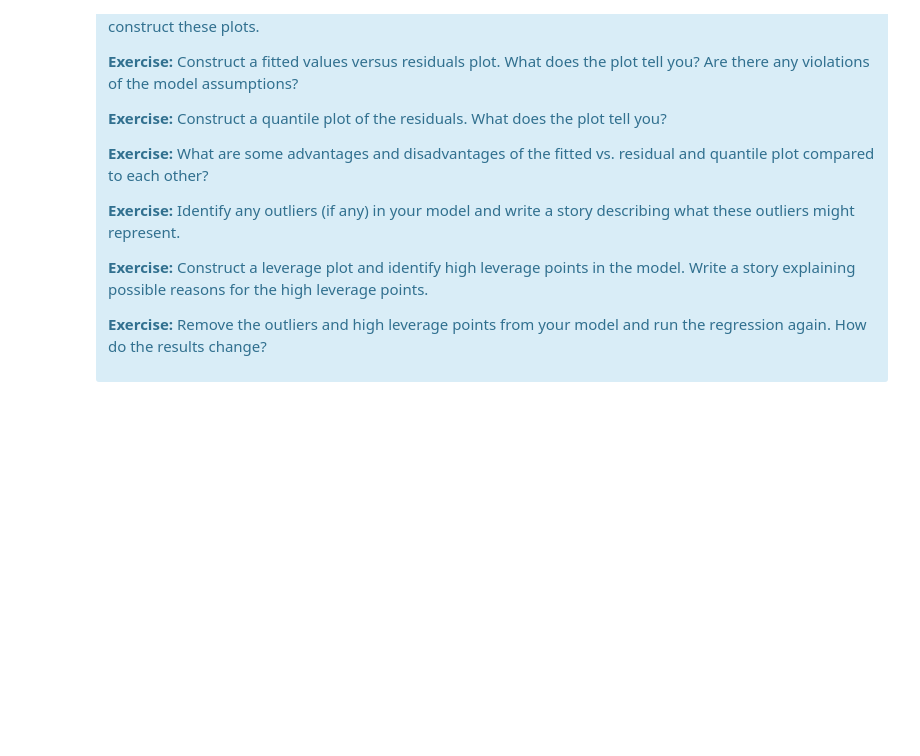
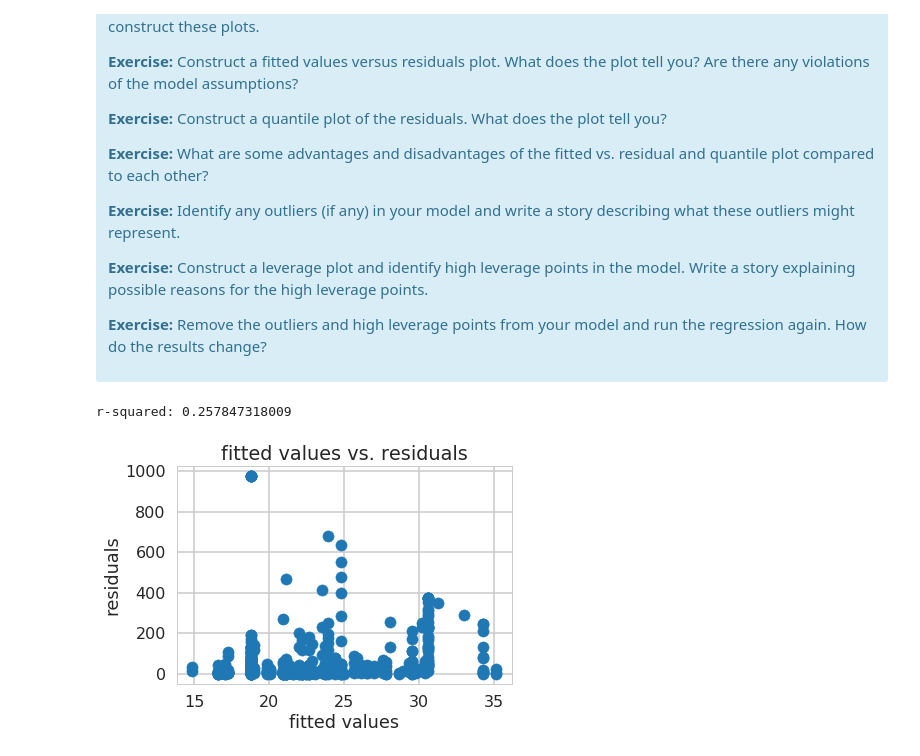
Before and after one commit to prastutpandey/Springboard, a Jupyter notebook: Mini_Project_Linear_Regression.ipynb, the cells around one changed output. Cells and saved outputs as stored; diff of their text form; code cells hidden in the pictures; blank space fills up the shorter version.

```diff
--- a/Mini_Project_Linear_Regression.ipynb
+++ b/Mini_Project_Linear_Regression.ipynb
@@ -633,0 +753,14 @@ Once we compute the $F$-statistic, we can use the $F$-distribution with $N-K$ an
+# %%
+X = bos.PTRATIO.values
+X = X.reshape(-1,1)
+lm.fit(X, bos.PRICE)
+lm.predict(X)
+r2 = lm.score(X, bos.PRICE)
+f_stat = (r2)/(1-r2)
+p_val = stats.f.cdf(f_stat, len(bos.PTRATIO)-1, len(bos.PRICE)-1)
+print('Estimated intercept coefficient: {}'.format(lm.intercept_))
+print('Number of coefficients: {}'.format(len(lm.coef_)))
+print('Estimated coefficient: {}'.format(lm.coef_))
+print("r-squared value:",r2)
+print("f-statistic:",f_stat)
+print("p-value:",p_val)
@@ -659,3 +799,17 @@ where $L$ is the likelihood of the model. AIC is meaningless in the absolute sen
 
 <p><b>Exercise:</b> Find another variable (or two) to add to the model we built in Part 3. Compute the $F$-test comparing the two models as well as the AIC. Which model is better?</p>
 </div>
+# %%
+X_new = bos[['CRIM', 'RM','PTRATIO']]
+#X_new = X_new.reshape(-1,1)
+lm.fit(X_new, bos.PRICE)
+lm.predict(X_new)
+r2_moreVar = lm.score(X_new, bos.PRICE)
+f_stat = (r2)/(1-r2)
+p_val = stats.f.cdf(f_stat, len(bos.RM)-1, len(bos.PRICE)-1)
+print('Estimated intercept coefficient: {}'.format(lm.intercept_))
+print('Number of coefficients: {}'.format(len(lm.coef_)))
+print('Estimated coefficient: {}'.format(lm.coef_))
+print("r-squared value:",r2_moreVar)
+print("f-statistic:",f_stat)
+print("p-value:",p_val)
@@ -712,0 +884,19 @@ There are some other issues that are important investigate with linear regressio
+# %%
+# Your turn.
+X = bos.PTRATIO.values
+X = X.reshape(-1,1)
+Y = bos.PRICE
+lm.fit(X,Y)
+
+# make predictions, calculate residuals
+lm.predict(X)
+residuals = (Y - lm.predict(X)) ** 2
+r2 = lm.score(X,Y)
+print("r-squared:",r2)
+plt.scatter(lm.predict(X),residuals)
+plt.title('fitted values vs. residuals')
+plt.xlabel('fitted values')
+plt.ylabel('residuals');
+# %% [output]
+r-squared: 0.257847318009
+[figure, added]
```
Also changed, not shown: parts of 34 cells of this notebook.
